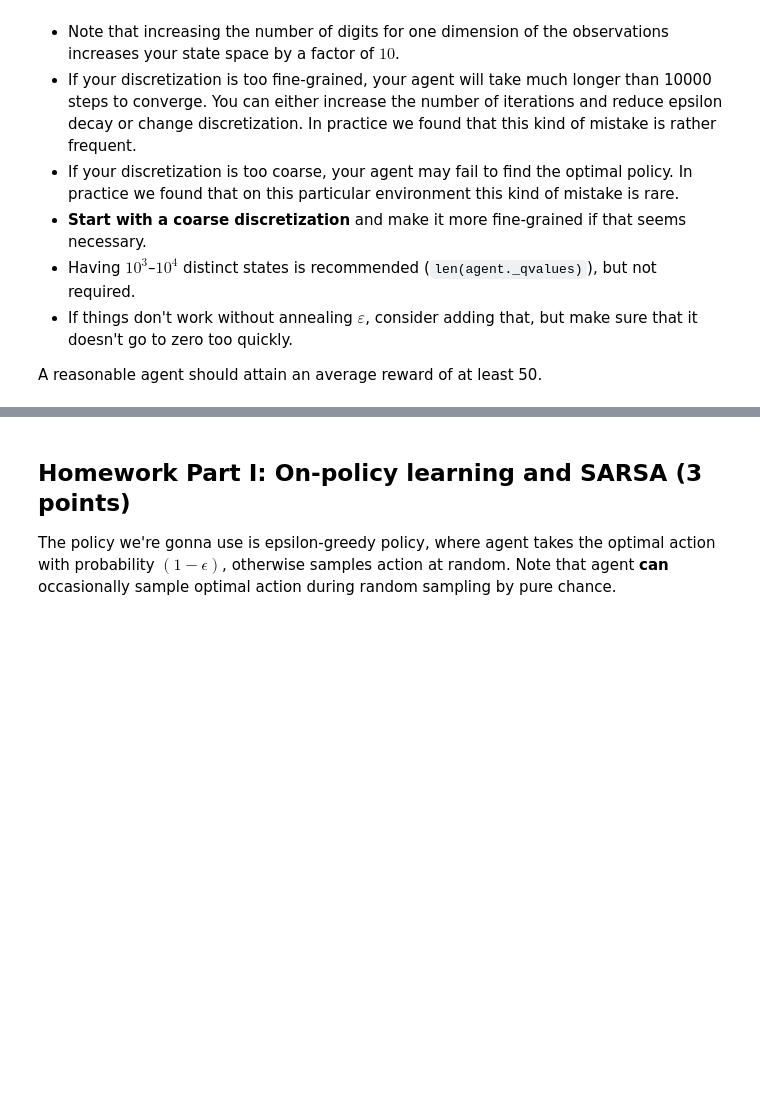
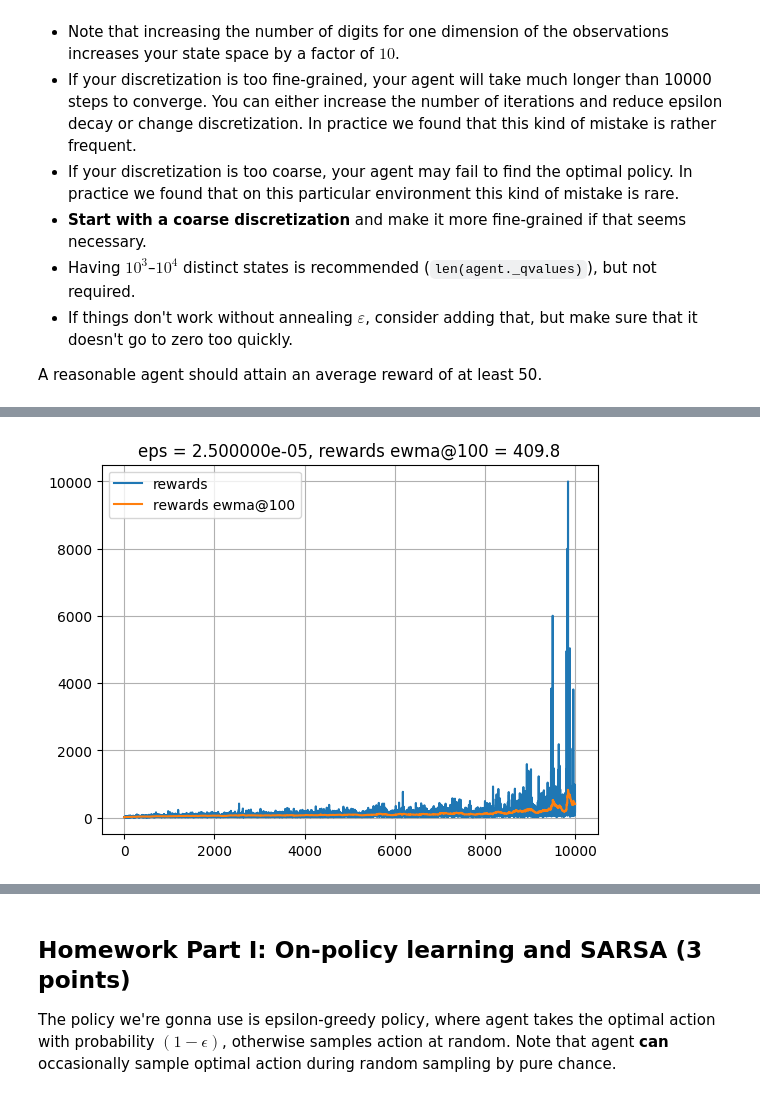
Before and after one commit to evgenykomarov/Practical_DL, a Jupyter notebook: week03_model_free/homework.ipynb, the cells around one changed output, grey strips where cells are left out. Drawn from its saved outputs; the diff is of its cells as text; code cells hidden in the pictures; blank space fills up the shorter version.

```diff
--- a/week03_model_free/homework.ipynb
+++ b/week03_model_free/homework.ipynb
@@ -491,6 +482,22 @@ class Discretizer(ObservationWrapper):
         # </END OF YOUR CODE>
 
         return tuple(state)  # tuple to make it hashable
+
+class DiscretizerFractional(ObservationWrapper):
+    def __init__(self, env, precision):
+        super().__init__(env)
+        self.precision = precision
+
+    def observation(self, state):
+        # Hint: you can do that with round(x, n_digits).
+        # You may pick a different n_digits for each dimension.
+
+        # <YOUR CODE HERE>
+        state = np.round(state / self.precision, 0) * self.precision
+
+        # </END OF YOUR CODE>
+
+        return tuple(state)  # tuple to make it hashable
 # %%
 env = Discretizer(make_env(), n_digits=2)
 seen_observations = gather_samples(env)
@@ -552,0 +556,4 @@ for i in range(total_steps):
+# %%
+agent, rewards, epsilons = train_env_with_epsilon_decay(DiscretizerFractional, precision_or_ndigits=0.1, alpha=0.5, discount=0.99, init_epsilon=0.25, target_epsilon=0.0, n_warmup=10000)
+# %% [output]
+[figure, added]
```
Also changed, not shown: parts of 18 cells of this notebook.
